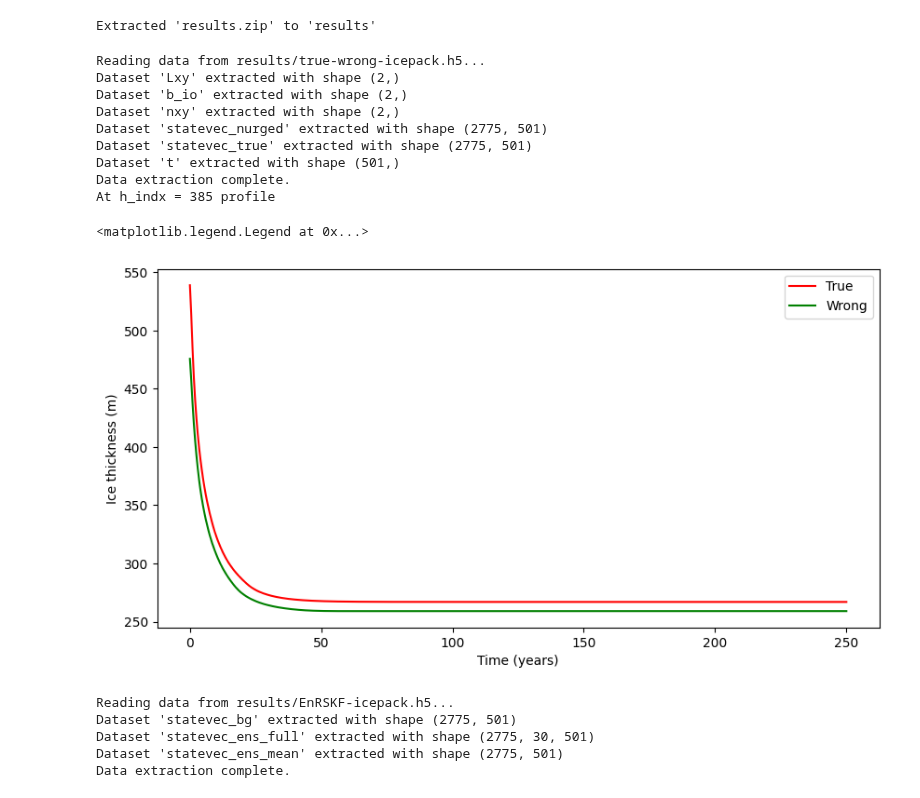
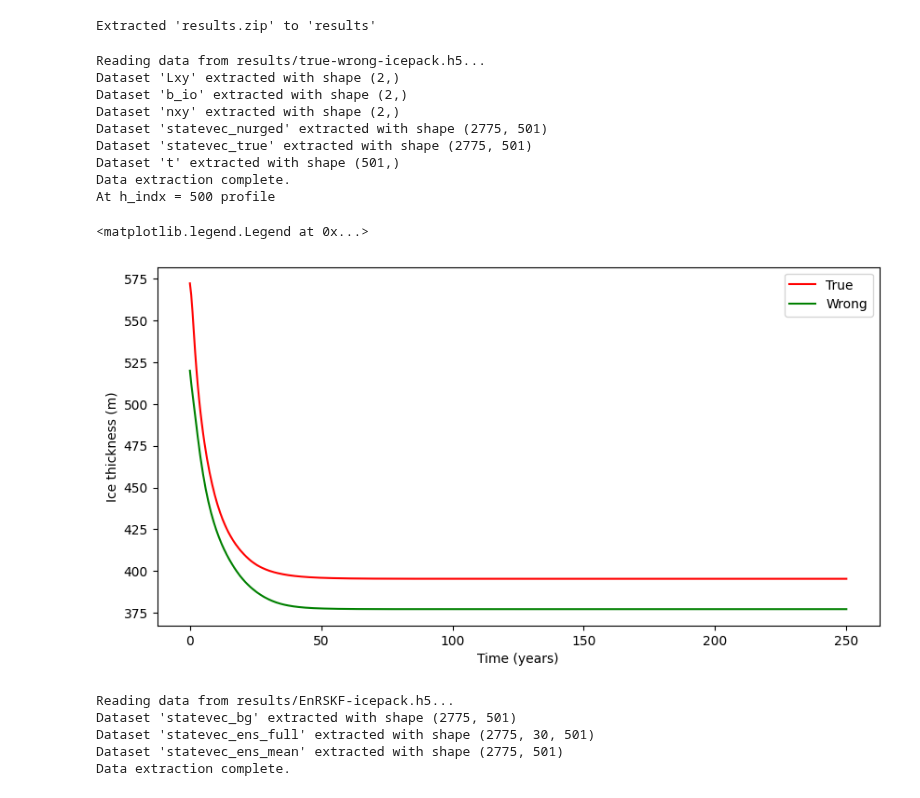
Before and after one commit to KYANJO/Data_assimilation_project, a Jupyter notebook: applications/icepack/synthetic_ice_stream/read_results.ipynb, the cells around one changed output. Saved outputs shown, nothing was run; the diff lists cells and outputs as text; code cells hidden in the pictures.

```diff
--- a/applications/icepack/synthetic_ice_stream/read_results.ipynb
+++ b/applications/icepack/synthetic_ice_stream/read_results.ipynb
@@ -35,7 +35,7 @@ Extracted 'results.zip' to 'results'
 # %%
 filter_type = "true-wrong"
 file_path = f"results/{filter_type}-icepack.h5"
-datasets_tw = tools.extract_datasets_from_h5(file_path)
+datasets_tw = extract_datasets_from_h5(file_path)
 t=datasets_tw['t']
 statevec_true = datasets_tw['statevec_true']
 statevec_nurged = datasets_tw['statevec_nurged']
@@ -44,37 +44,37 @@ nt = statevec_true.shape[1]; num_steps = nt-1
 ndim = statevec_true.shape[0]
 hdim = ndim//3
 
 # plot the statevec_true and statevec_nurged
 htrue = statevec_true[:hdim,:]
 hnurge = statevec_nurged[:hdim,:]
 
 # h_indx = 0 # first profile
 # h_indx = htrue.shape[1]//2 # middle profile
-# h_indx = htrue.shape[1]-1 # last profile
-h_indx = np.random.randint(htrue.shape[1])  # random profile
+h_indx = htrue.shape[1]-1 # last profile
+# h_indx = np.random.randint(htrue.shape[1])  # random profile
 print(f"At h_indx = {h_indx} profile ")
 
 h_true = htrue[h_indx,:]
 h_nurged = hnurge[h_indx,:]
 
 plt.figure(figsize=(10,5))
 plt.plot(t,h_true,'r',label='True')
 plt.plot(t,h_nurged,'g',label='Wrong')
 plt.xlabel('Time (years)')
 plt.ylabel('Ice thickness (m)')
 plt.legend()
 # %% [output]
 Reading data from results/true-wrong-icepack.h5...
 Dataset 'Lxy' extracted with shape (2,)
 Dataset 'b_io' extracted with shape (2,)
 Dataset 'nxy' extracted with shape (2,)
 Dataset 'statevec_nurged' extracted with shape (2775, 501)
 Dataset 'statevec_true' extracted with shape (2775, 501)
 Dataset 't' extracted with shape (501,)
 Data extraction complete.
-At h_indx = 385 profile
+At h_indx = 500 profile
 <matplotlib.legend.Legend at 0x...>
-[figure, old version]
+[figure, new version]
 # %%
 filter_type = "EnRSKF"
 file_path = f"results/{filter_type}-icepack.h5"
```
Also changed, not shown: parts of 3 cells of this notebook, 7 other files.
